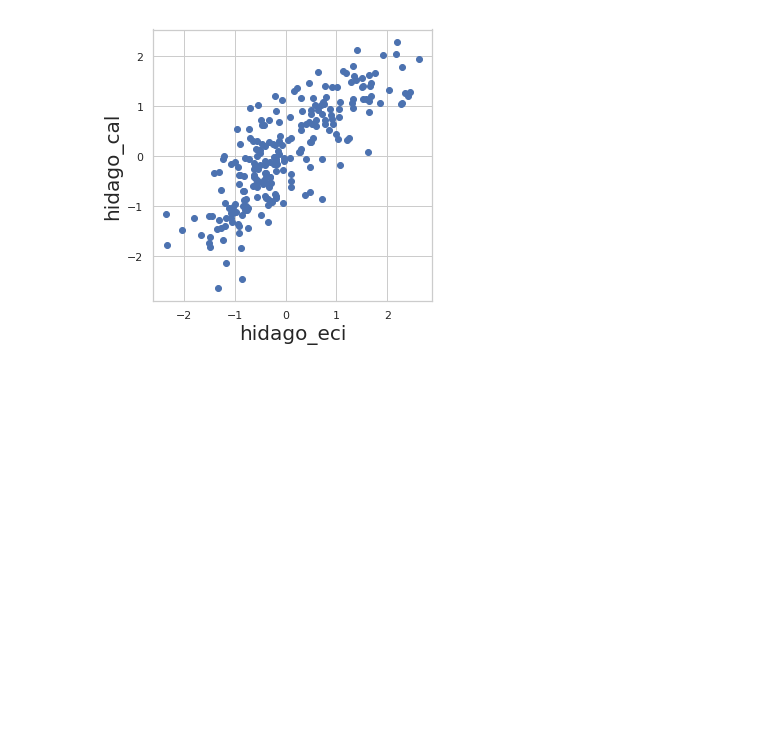
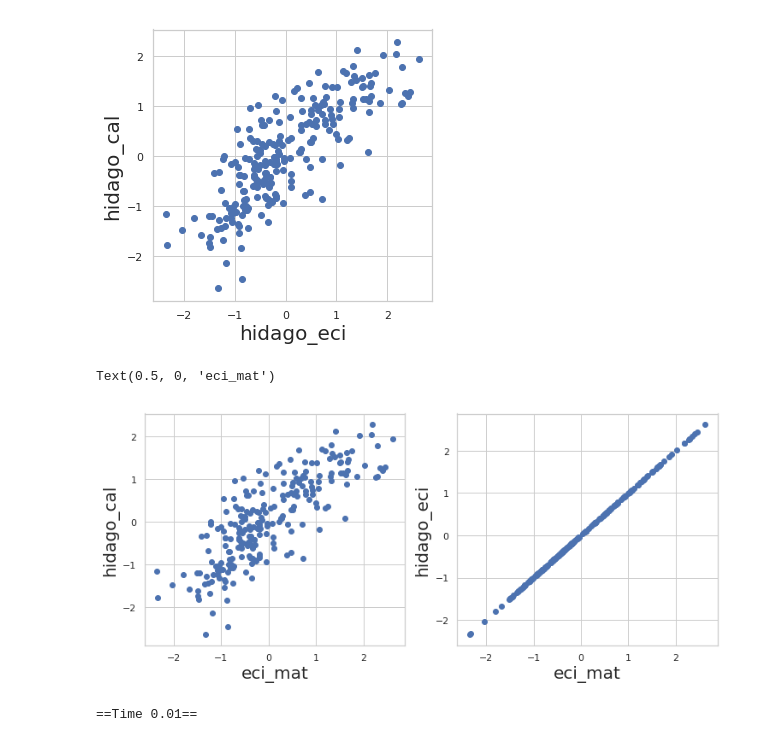
Before and after one commit to hashc/ECI, a Jupyter notebook: 复现hidago结果.ipynb, the cells around one changed output. Saved outputs shown, nothing was run; the diff lists cells and outputs as text; code cells hidden in the pictures; blank space fills up the shorter version.

```diff
--- a/复现hidago结果.ipynb
+++ b/复现hidago结果.ipynb
@@ -117,3 +111,24 @@ plt.xlabel(nl[1],fontsize=20)
 # %% [output]
 Text(0.5, 0, 'hidago_eci')
 [figure]
+# %%
+nl = [ "hidago_cal","hidago_eci","eci_mat","eci_sparse"]
+
+plt.figure(figsize=(12,5))
+plt.subplot(121)
+plt.scatter(total[nl[2]],total[nl[0]])
+plt.ylabel(nl[0],fontsize=20)
+plt.xlabel(nl[2],fontsize=20)
+
+plt.subplot(122)
+plt.scatter(total[nl[2]],total[nl[1]])
+plt.ylabel(nl[1],fontsize=20)
+plt.xlabel(nl[2],fontsize=20)
+# %% [output]
+Text(0.5, 0, 'eci_mat')
+[figure, added]
+# %%
+Mat_Dict_without = Get_eci_pci_sparse(M)
+eci_norca,pci__norca = Mat_Dict_without['eci'],Mat_Dict['pci']
+# %% [output]
+==Time 0.01==
```
Also changed, not shown: parts of 21 cells of this notebook, 1 other file.
